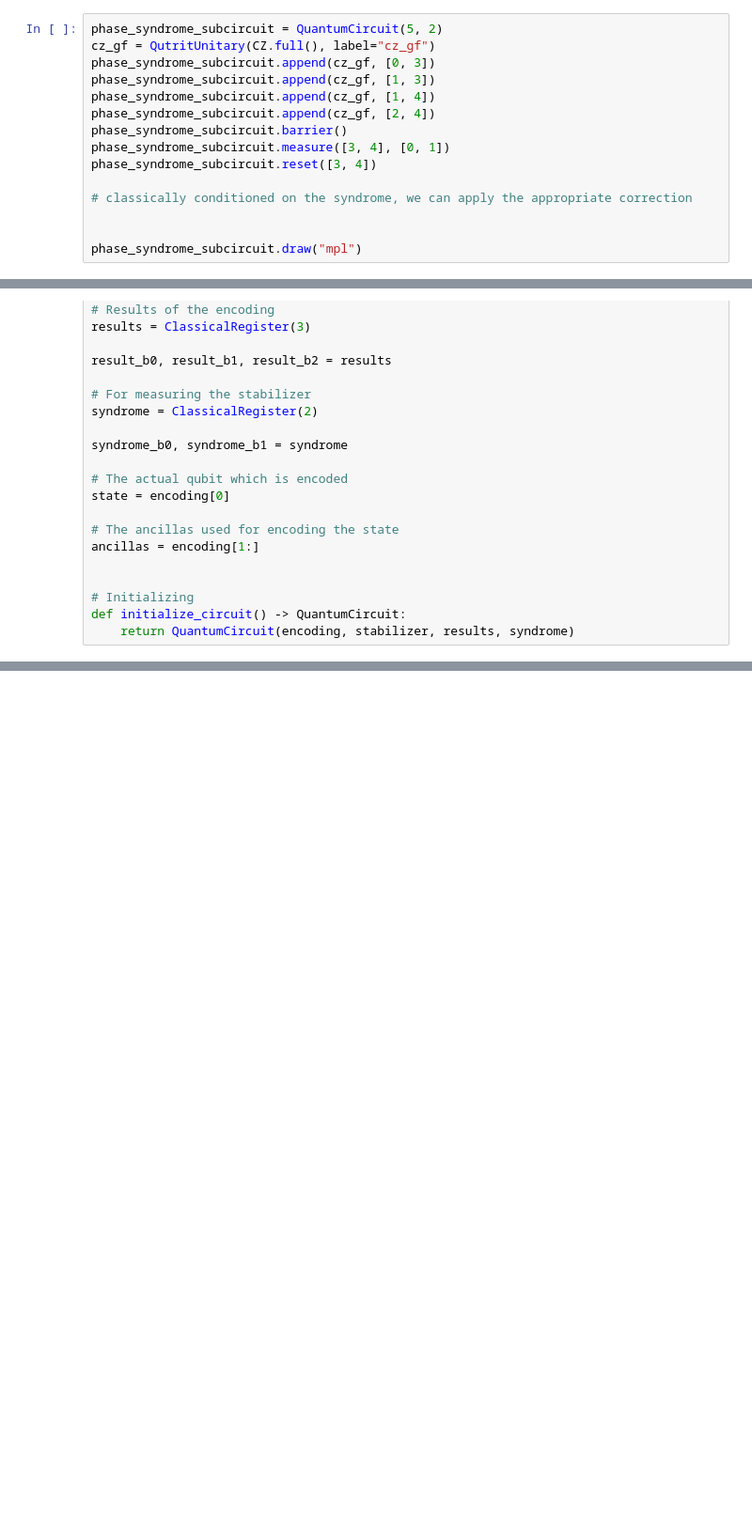
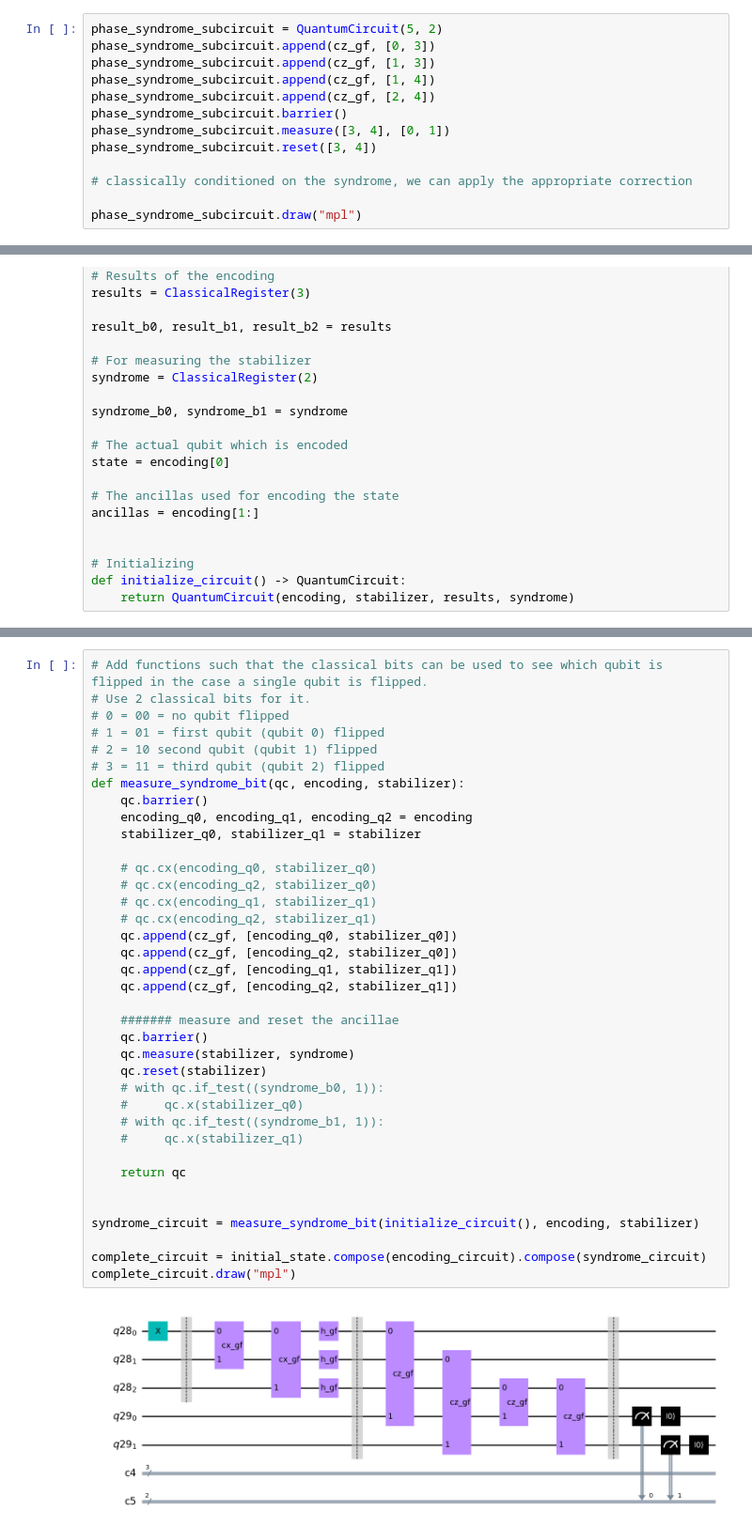
Before and after one commit to Pitt-JonesLab/quantum_logical, a Jupyter notebook: src/notebooks/syndrome_gates/dev_insert_syndrome.ipynb, the cells around one changed output, grey strips where cells are left out. Shown at 94% size. Drawn from its saved outputs; the diff is of its cells as text; blank space fills up the shorter version.

Commit message:
feat: wip notebook for  subcircuit for g+f phase syndrome measurement

```diff
--- a/src/notebooks/syndrome_gates/dev_insert_syndrome.ipynb
+++ b/src/notebooks/syndrome_gates/dev_insert_syndrome.ipynb
@@ -55,6 +44,5 @@ Quantum object: dims = [[3, 3], [3, 3]], shape = (9, 9), type = oper, isherm = T
 # %%
 phase_syndrome_subcircuit = QuantumCircuit(5, 2)
-cz_gf = QutritUnitary(CZ.full(), label="cz_gf")
 phase_syndrome_subcircuit.append(cz_gf, [0, 3])
 phase_syndrome_subcircuit.append(cz_gf, [1, 3])
 phase_syndrome_subcircuit.append(cz_gf, [1, 4])
@@ -65,7 +53,6 @@ phase_syndrome_subcircuit.reset([3, 4])
 
 # classically conditioned on the syndrome, we can apply the appropriate correction
 
-
 phase_syndrome_subcircuit.draw("mpl")
 # %% [output]
 [figure]
@@ -145,0 +145,39 @@ complete_circuit.draw(output="mpl")
+# %%
+# Add functions such that the classical bits can be used to see which qubit is flipped in the case a single qubit is flipped.
+# Use 2 classical bits for it.
+# 0 = 00 = no qubit flipped
+# 1 = 01 = first qubit (qubit 0) flipped
+# 2 = 10 second qubit (qubit 1) flipped
+# 3 = 11 = third qubit (qubit 2) flipped
+def measure_syndrome_bit(qc, encoding, stabilizer):
+    qc.barrier()
+    encoding_q0, encoding_q1, encoding_q2 = encoding
+    stabilizer_q0, stabilizer_q1 = stabilizer
+
+    # qc.cx(encoding_q0, stabilizer_q0)
+    # qc.cx(encoding_q2, stabilizer_q0)
+    # qc.cx(encoding_q1, stabilizer_q1)
+    # qc.cx(encoding_q2, stabilizer_q1)
+    qc.append(cz_gf, [encoding_q0, stabilizer_q0])
+    qc.append(cz_gf, [encoding_q2, stabilizer_q0])
+    qc.append(cz_gf, [encoding_q1, stabilizer_q1])
+    qc.append(cz_gf, [encoding_q2, stabilizer_q1])
+
+    ####### measure and reset the ancillae
+    qc.barrier()
+    qc.measure(stabilizer, syndrome)
+    qc.reset(stabilizer)
+    # with qc.if_test((syndrome_b0, 1)):
+    #     qc.x(stabilizer_q0)
+    # with qc.if_test((syndrome_b1, 1)):
+    #     qc.x(stabilizer_q1)
+
+    return qc
+
+
+syndrome_circuit = measure_syndrome_bit(initialize_circuit(), encoding, stabilizer)
+
+complete_circuit = initial_state.compose(encoding_circuit).compose(syndrome_circuit)
+complete_circuit.draw("mpl")
+# %% [output]
+[figure, added]
```
Also changed, not shown: parts of 9 cells of this notebook, 1 other file.
